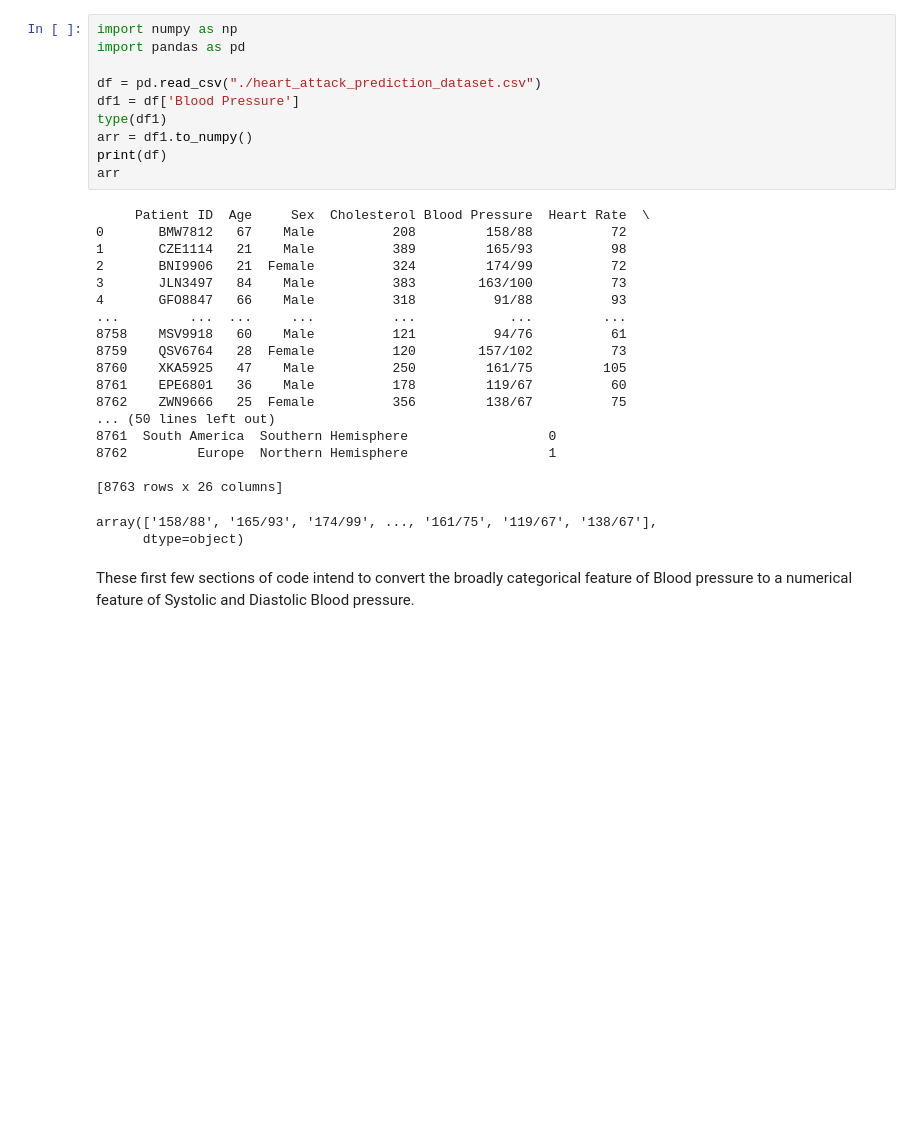
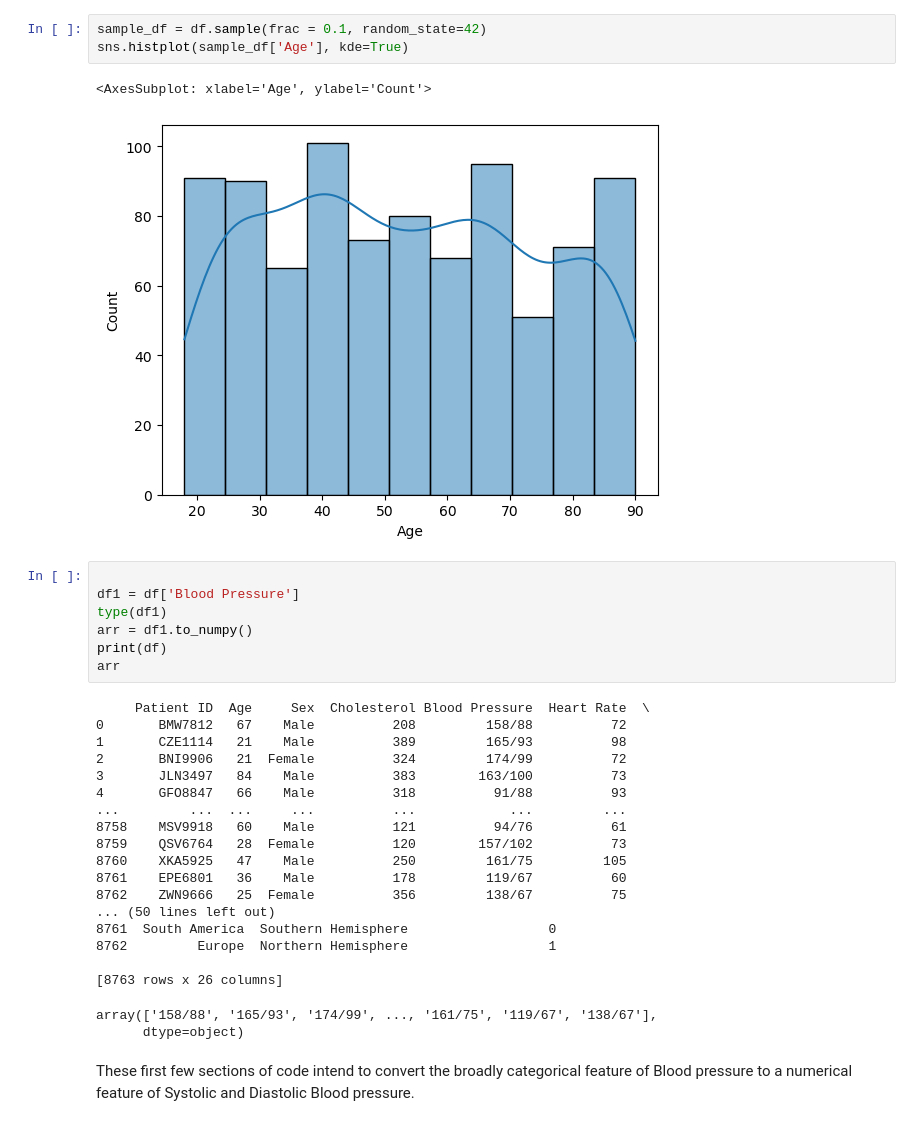
Before and after one commit to galij20/heart_fds, a Jupyter notebook: project.ipynb, the cells around one changed output. Saved outputs shown, nothing was run; the diff lists cells and outputs as text; blank space fills up the shorter version.

```diff
--- a/project.ipynb
+++ b/project.ipynb
@@ -1,8 +86,11 @@
+# %%
+sample_df = df.sample(frac = 0.1, random_state=42)
+sns.histplot(sample_df['Age'], kde=True)
+# %% [output]
+<AxesSubplot: xlabel='Age', ylabel='Count'>
+[figure, added]
 # %%
-import numpy as np
-import pandas as pd
 
-df = pd.read_csv("./heart_attack_prediction_dataset.csv")
 df1 = df['Blood Pressure']
 type(df1)
 arr = df1.to_numpy()
```
Also changed, not shown: parts of 16 cells of this notebook.
